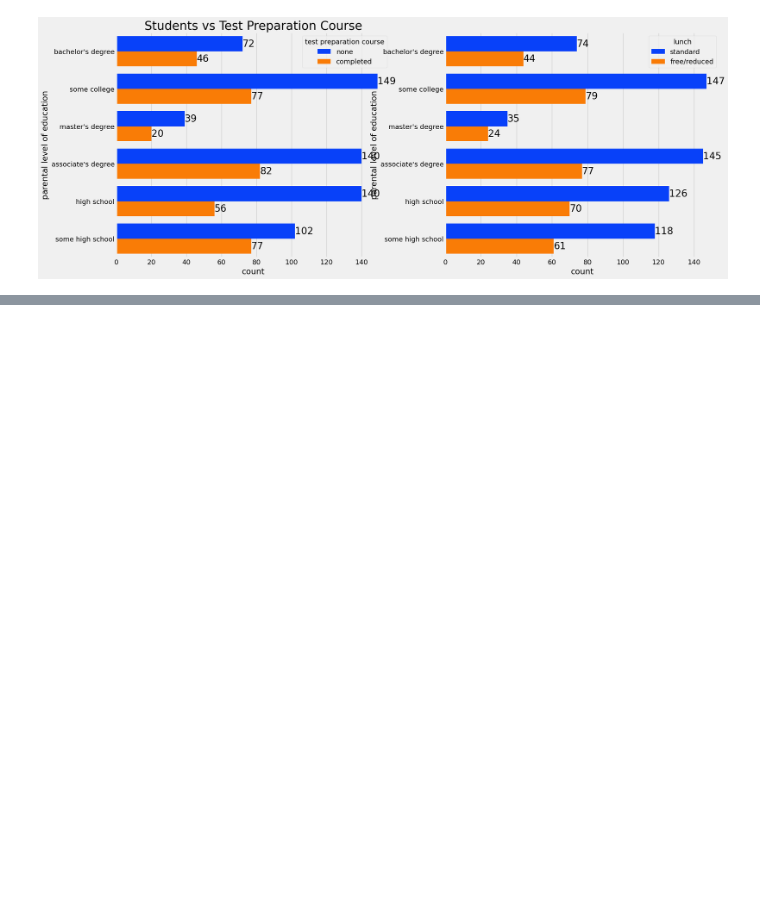
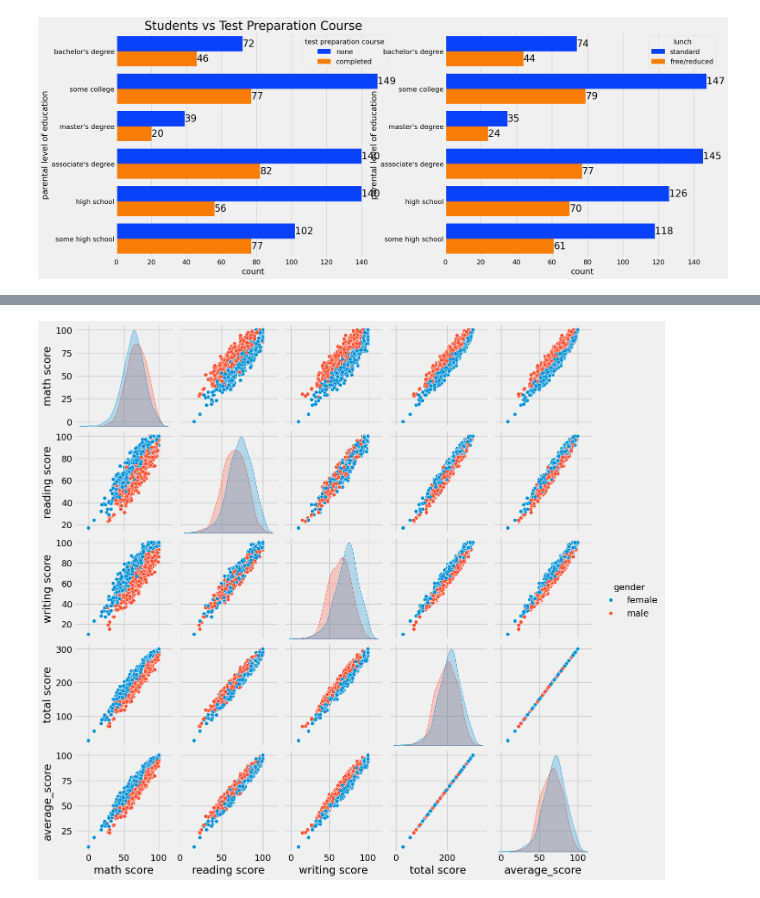
Before and after one commit to nibinkjoseph/MLProject-krishnaik, a Jupyter notebook: notebook/eda.ipynb, the cells around one changed output, grey strips where cells are left out. Saved outputs shown, nothing was run; the diff lists cells and outputs as text; code cells hidden in the pictures; blank space fills up the shorter version.

```diff
--- a/notebook/eda.ipynb
+++ b/notebook/eda.ipynb
@@ -533,0 +567,5 @@ plt.show()
+# %%
+sns.pairplot(df,hue = 'gender')
+plt.show()
+# %% [output]
+[figure, added]
```
Also changed, not shown: parts of 7 cells of this notebook.
